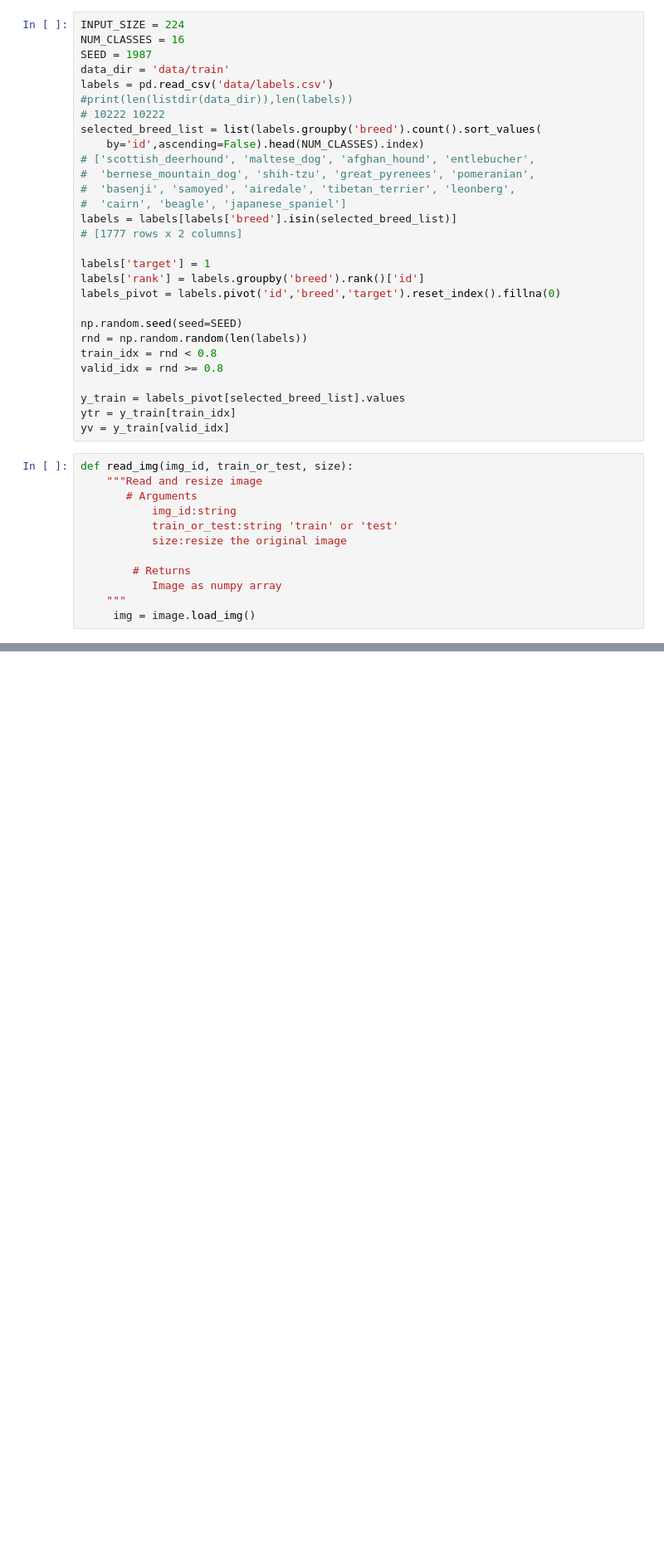
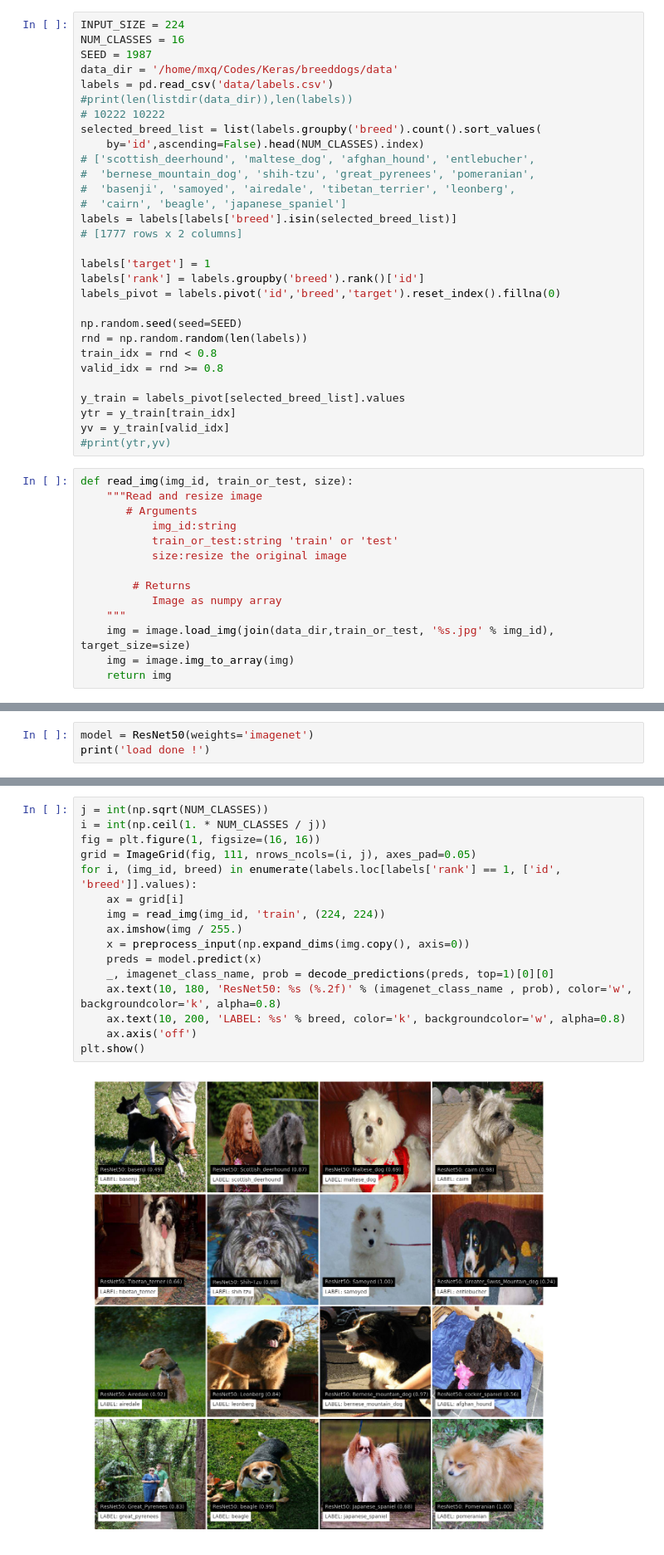
Before and after one commit to hustpython/breeddogs, a Jupyter notebook: DataSplit.ipynb, the cells around one changed output, grey strips where cells are left out. Shown at 83% size. Drawn from its saved outputs; the diff is of its cells as text; blank space fills up the shorter version.

```diff
--- a/DataSplit.ipynb
+++ b/DataSplit.ipynb
@@ -38,7 +39,7 @@ import done
 INPUT_SIZE = 224
 NUM_CLASSES = 16
 SEED = 1987
-data_dir = 'data/train'
+data_dir = '/home/mxq/Codes/Keras/breeddogs/data'
 labels = pd.read_csv('data/labels.csv')
 #print(len(listdir(data_dir)),len(labels))
 # 10222 10222
@@ -63,6 +64,7 @@ valid_idx = rnd >= 0.8
 y_train = labels_pivot[selected_breed_list].values
 ytr = y_train[train_idx]
 yv = y_train[valid_idx]
+#print(ytr,yv)
 # %%
 def read_img(img_id, train_or_test, size):
     """Read and resize image
@@ -74,4 +76,6 @@ def read_img(img_id, train_or_test, size):
         # Returns
            Image as numpy array
     """
-     img = image.load_img()
+    img = image.load_img(join(data_dir,train_or_test, '%s.jpg' % img_id), target_size=size)
+    img = image.img_to_array(img)
+    return img
@@ -77,0 +84,3 @@ def read_img(img_id, train_or_test, size):
+# %%
+model = ResNet50(weights='imagenet')
+print('load done !')
@@ -77,0 +89,18 @@ def read_img(img_id, train_or_test, size):
+# %%
+j = int(np.sqrt(NUM_CLASSES))
+i = int(np.ceil(1. * NUM_CLASSES / j))
+fig = plt.figure(1, figsize=(16, 16))
+grid = ImageGrid(fig, 111, nrows_ncols=(i, j), axes_pad=0.05)
+for i, (img_id, breed) in enumerate(labels.loc[labels['rank'] == 1, ['id', 'breed']].values):
+    ax = grid[i]
+    img = read_img(img_id, 'train', (224, 224))
+    ax.imshow(img / 255.)
+    x = preprocess_input(np.expand_dims(img.copy(), axis=0))
+    preds = model.predict(x)
+    _, imagenet_class_name, prob = decode_predictions(preds, top=1)[0][0]
+    ax.text(10, 180, 'ResNet50: %s (%.2f)' % (imagenet_class_name , prob), color='w', backgroundcolor='k', alpha=0.8)
+    ax.text(10, 200, 'LABEL: %s' % breed, color='k', backgroundcolor='w', alpha=0.8)
+    ax.axis('off')
+plt.show()
+# %% [output]
+[figure, added]
```
Also changed, not shown: parts of 7 cells of this notebook.
